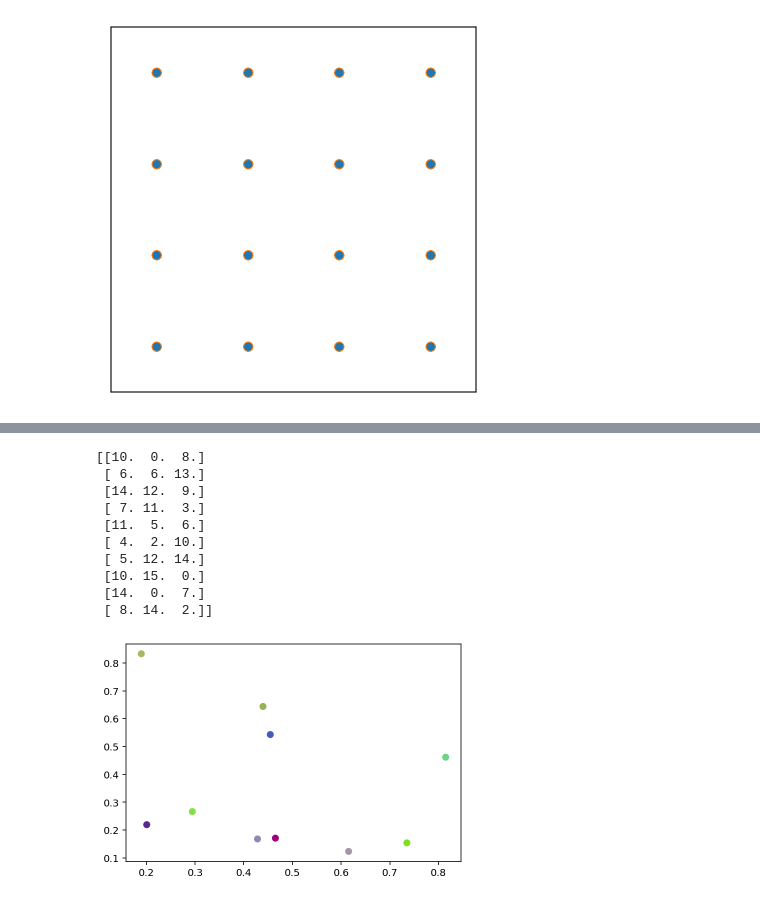
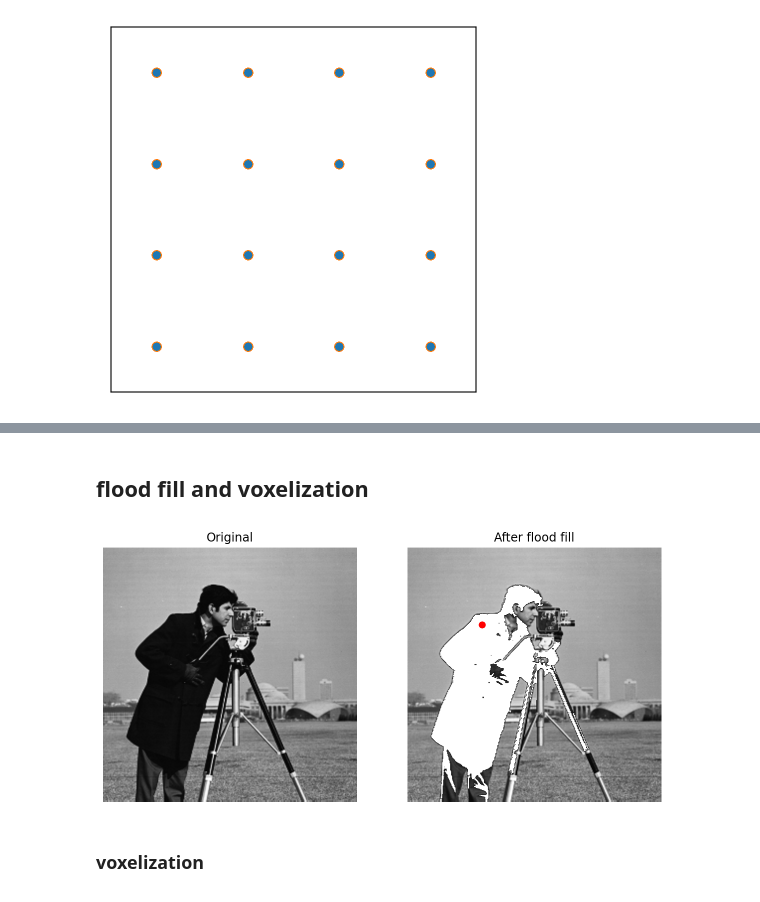
Before and after one commit to QhelDIV/xgutils, a Jupyter notebook: learn_python.ipynb, the cells around one changed output, grey strips where cells are left out. Cells and saved outputs as stored; diff of their text form; code cells hidden in the pictures.

Commit message:
learn python + flood fill

```diff
--- a/learn_python.ipynb
+++ b/learn_python.ipynb
@@ -431,17 +342,26 @@ TypeError: unfold(): argument 'size' must be int, not tuple
-# %%
-size=10
-cmap = visutil.get_random_cmap(size)
-with nputil.temp_seed(311):
-    plt.scatter(np.random.rand(10), np.random.rand(10), c=np.random.rand(10), cmap=cmap)
-# %% [output]
-[[10.  0.  8.]
- [ 6.  6. 13.]
- [14. 12.  9.]
- [ 7. 11.  3.]
- [11.  5.  6.]
- [ 4.  2. 10.]
- [ 5. 12. 14.]
- [10. 15.  0.]
- [14.  0.  7.]
- [ 8. 14.  2.]]
-[figure, removed]
+# %% [markdown]
+## flood fill and voxelization
+# %%
+from skimage import data, filters, color, morphology
+from skimage.segmentation import flood, flood_fill
+cameraman = data.camera()
+
+# Change the cameraman's coat from dark to light (255).  The seed point is
+# chosen as (155, 150)
+light_coat = flood_fill(cameraman, (155, 150), 255, tolerance=10)
+fig, ax = plt.subplots(ncols=2, figsize=(10, 5))
+
+ax[0].imshow(cameraman, cmap=plt.cm.gray)
+ax[0].set_title('Original')
+ax[0].axis('off')
+
+ax[1].imshow(light_coat, cmap=plt.cm.gray)
+ax[1].plot(150, 155, 'ro')  # seed point
+ax[1].set_title('After flood fill')
+ax[1].axis('off')
+
+plt.show()
+# %% [output]
+[figure, added]
+# %% [markdown]
+### voxelization
```
Also changed, not shown: parts of 5 cells of this notebook.
